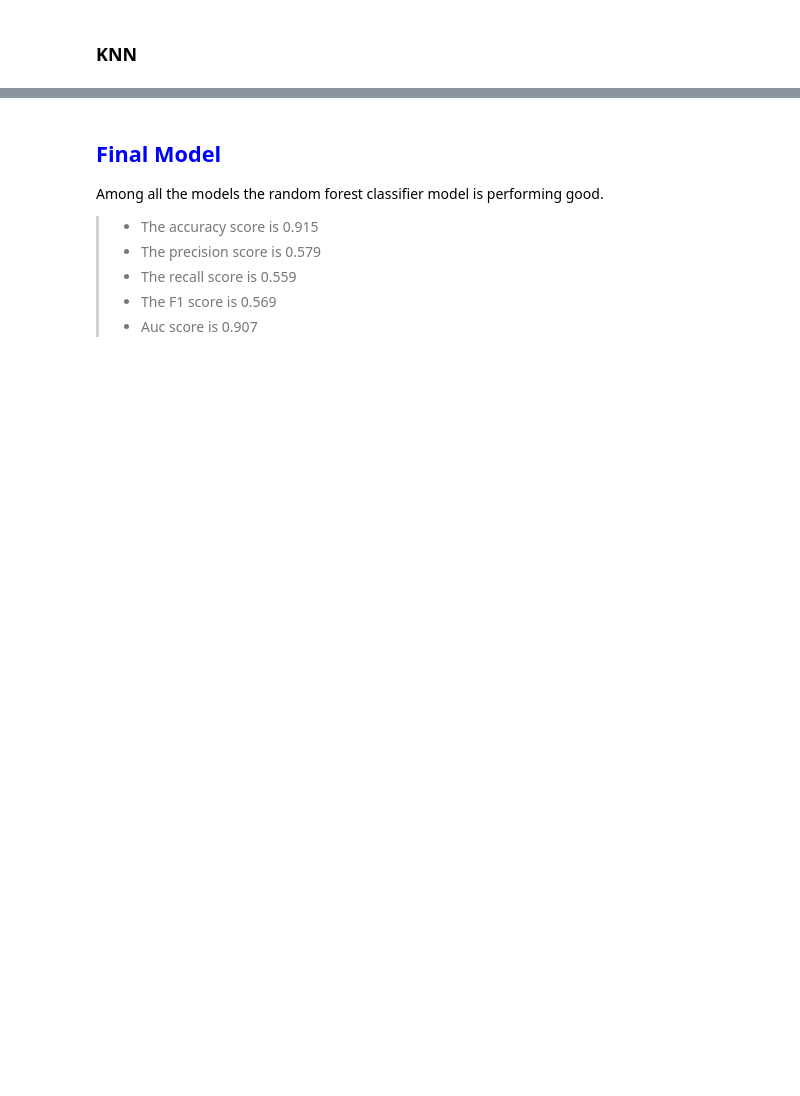
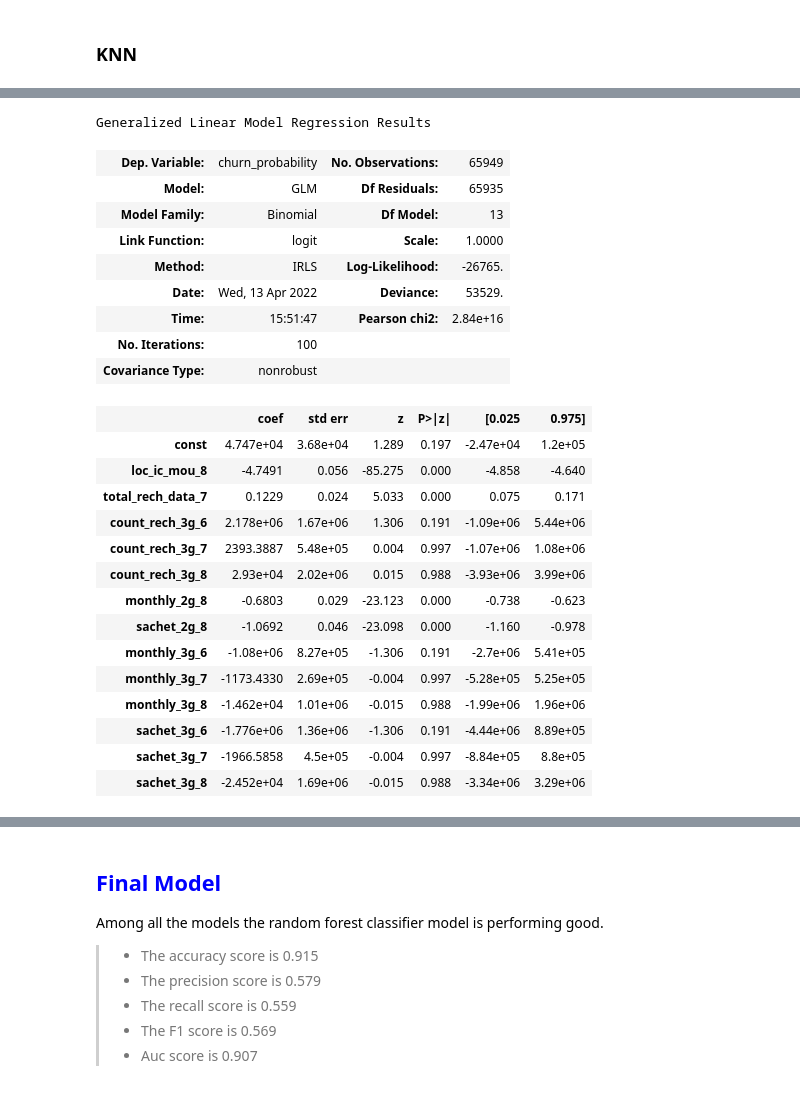
Before and after one commit to Veneeshkrishnan/Telecom_churn_case_study, a Jupyter notebook: Telecom_churn_case_study.ipynb, the cells around one changed output, grey strips where cells are left out. Saved outputs shown, nothing was run; the diff lists cells and outputs as text; code cells hidden in the pictures; blank space fills up the shorter version.

```diff
--- a/Telecom_churn_case_study.ipynb
+++ b/Telecom_churn_case_study.ipynb
@@ -1140,0 +1271,36 @@ performance(knn_tuned, y_pred)
+# %%
+# Dropping count_rech_2g_8 column as it has high vif value
+X_train_rfe3 = X_train_rfe2.drop("count_rech_2g_8", axis=1)
+
+# Adding constant
+X_train_3 = sm.add_constant(X_train_rfe3)
+
+# Building model
+model_3 = sm.GLM(y_train, X_train_3, family=sm.families.Binomial()).fit()
+model_3.summary()
+# %% [output]
+Generalized Linear Model Regression Results
+| Dep. Variable: | churn_probability | No. Observations: | 65949 |
+| Model: | GLM | Df Residuals: | 65935 |
+| Model Family: | Binomial | Df Model: | 13 |
+| Link Function: | logit | Scale: | 1.0000 |
+| Method: | IRLS | Log-Likelihood: | -26765. |
+| Date: | Wed, 13 Apr 2022 | Deviance: | 53529. |
+| Time: | 15:51:47 | Pearson chi2: | 2.84e+16 |
+| No. Iterations: | 100 |  |  |
+| Covariance Type: | nonrobust |  |  |
+|  | coef | std err | z | P>|z| | [0.025 | 0.975] |
+| const | 4.747e+04 | 3.68e+04 | 1.289 | 0.197 | -2.47e+04 | 1.2e+05 |
+| loc_ic_mou_8 | -4.7491 | 0.056 | -85.275 | 0.000 | -4.858 | -4.640 |
+| total_rech_data_7 | 0.1229 | 0.024 | 5.033 | 0.000 | 0.075 | 0.171 |
+| count_rech_3g_6 | 2.178e+06 | 1.67e+06 | 1.306 | 0.191 | -1.09e+06 | 5.44e+06 |
+| count_rech_3g_7 | 2393.3887 | 5.48e+05 | 0.004 | 0.997 | -1.07e+06 | 1.08e+06 |
+| count_rech_3g_8 | 2.93e+04 | 2.02e+06 | 0.015 | 0.988 | -3.93e+06 | 3.99e+06 |
+| monthly_2g_8 | -0.6803 | 0.029 | -23.123 | 0.000 | -0.738 | -0.623 |
+| sachet_2g_8 | -1.0692 | 0.046 | -23.098 | 0.000 | -1.160 | -0.978 |
+| monthly_3g_6 | -1.08e+06 | 8.27e+05 | -1.306 | 0.191 | -2.7e+06 | 5.41e+05 |
+| monthly_3g_7 | -1173.4330 | 2.69e+05 | -0.004 | 0.997 | -5.28e+05 | 5.25e+05 |
+| monthly_3g_8 | -1.462e+04 | 1.01e+06 | -0.015 | 0.988 | -1.99e+06 | 1.96e+06 |
+| sachet_3g_6 | -1.776e+06 | 1.36e+06 | -1.306 | 0.191 | -4.44e+06 | 8.89e+05 |
+| sachet_3g_7 | -1966.5858 | 4.5e+05 | -0.004 | 0.997 | -8.84e+05 | 8.8e+05 |
+| sachet_3g_8 | -2.452e+04 | 1.69e+06 | -0.015 | 0.988 | -3.34e+06 | 3.29e+06 |
```
Also changed, not shown: parts of 45 cells of this notebook.
